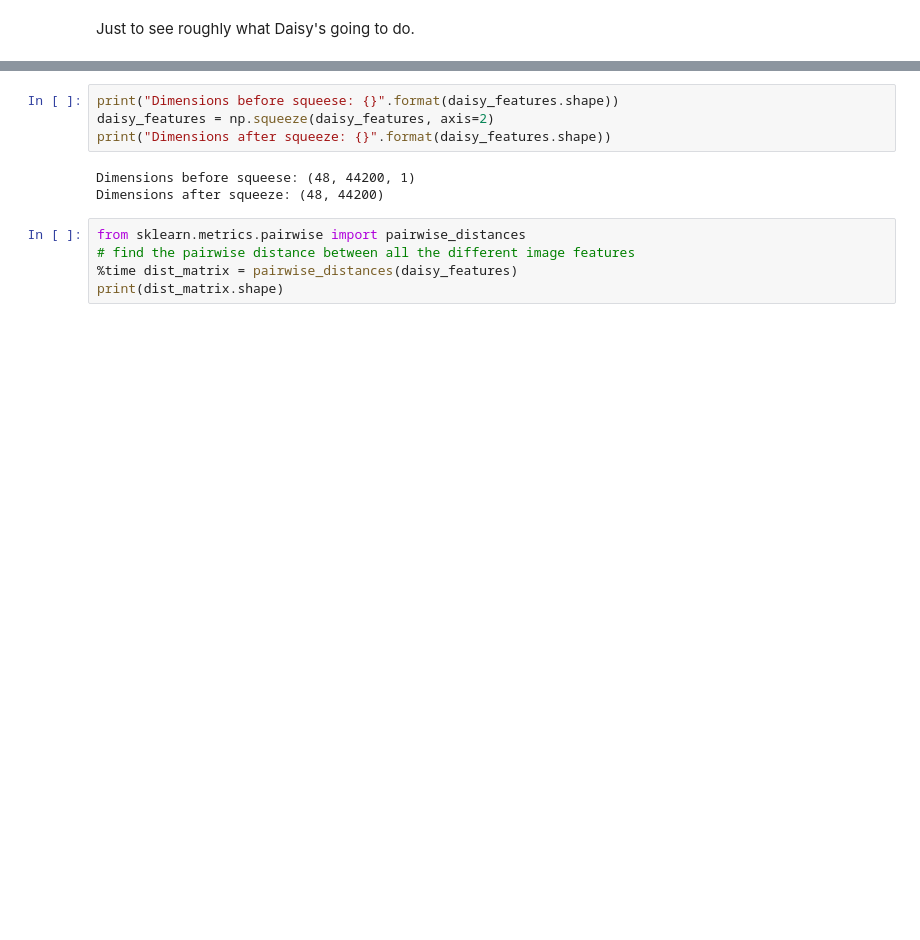
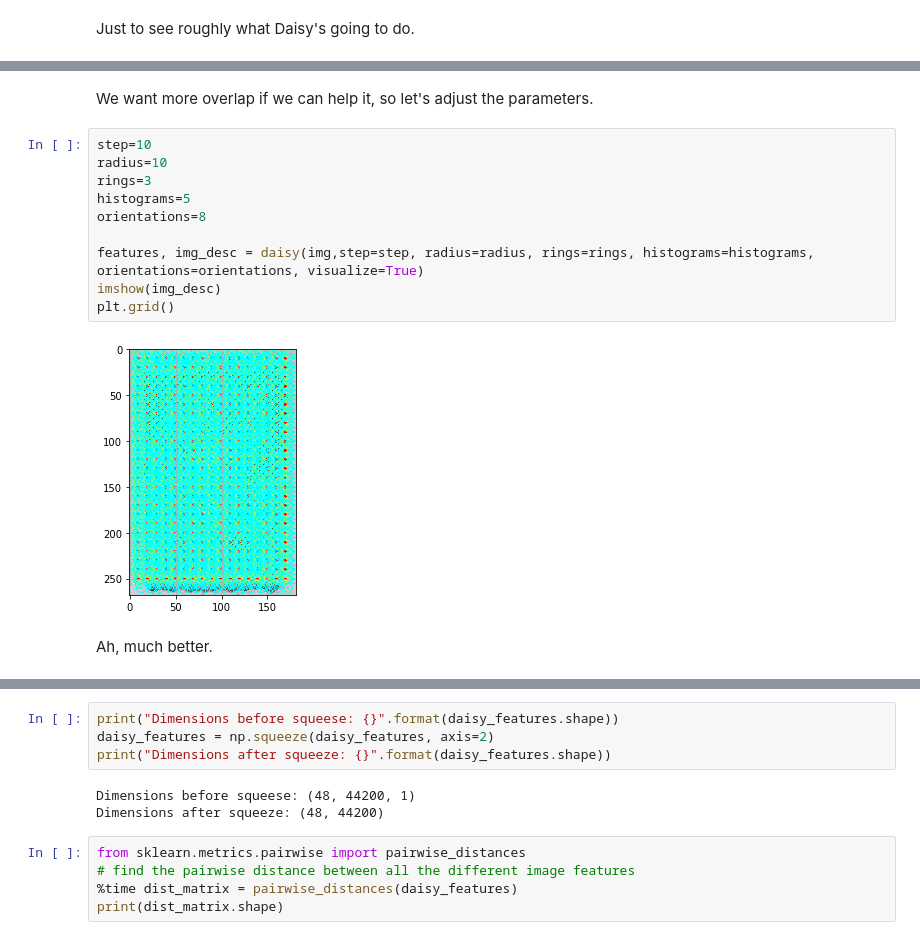
Before and after one commit to Thakugan/machine-learning-notebooks, a Jupyter notebook: 3-exploring-image-data/movie-poster-genre.ipynb, the cells around one changed output, grey strips where cells are left out. Saved outputs shown, nothing was run; the diff lists cells and outputs as text; blank space fills up the shorter version.

```diff
--- a/3-exploring-image-data/movie-poster-genre.ipynb
+++ b/3-exploring-image-data/movie-poster-genre.ipynb
@@ -237,3 +240,19 @@ plt.grid()
+# %% [markdown]
+We want more overlap if we can help it, so let's adjust the parameters.
+# %%
+step=10
+radius=10
+rings=3
+histograms=5
+orientations=8
+
+features, img_desc = daisy(img,step=step, radius=radius, rings=rings, histograms=histograms, orientations=orientations, visualize=True)
+imshow(img_desc)
+plt.grid()
+# %% [output]
+[figure, added]
+# %% [markdown]
+Ah, much better.
 # %%
 # create a function to take in the row of the matric and return a new feature
 def apply_daisy(row,shape):
```
Also changed, not shown: parts of 9 cells of this notebook.
